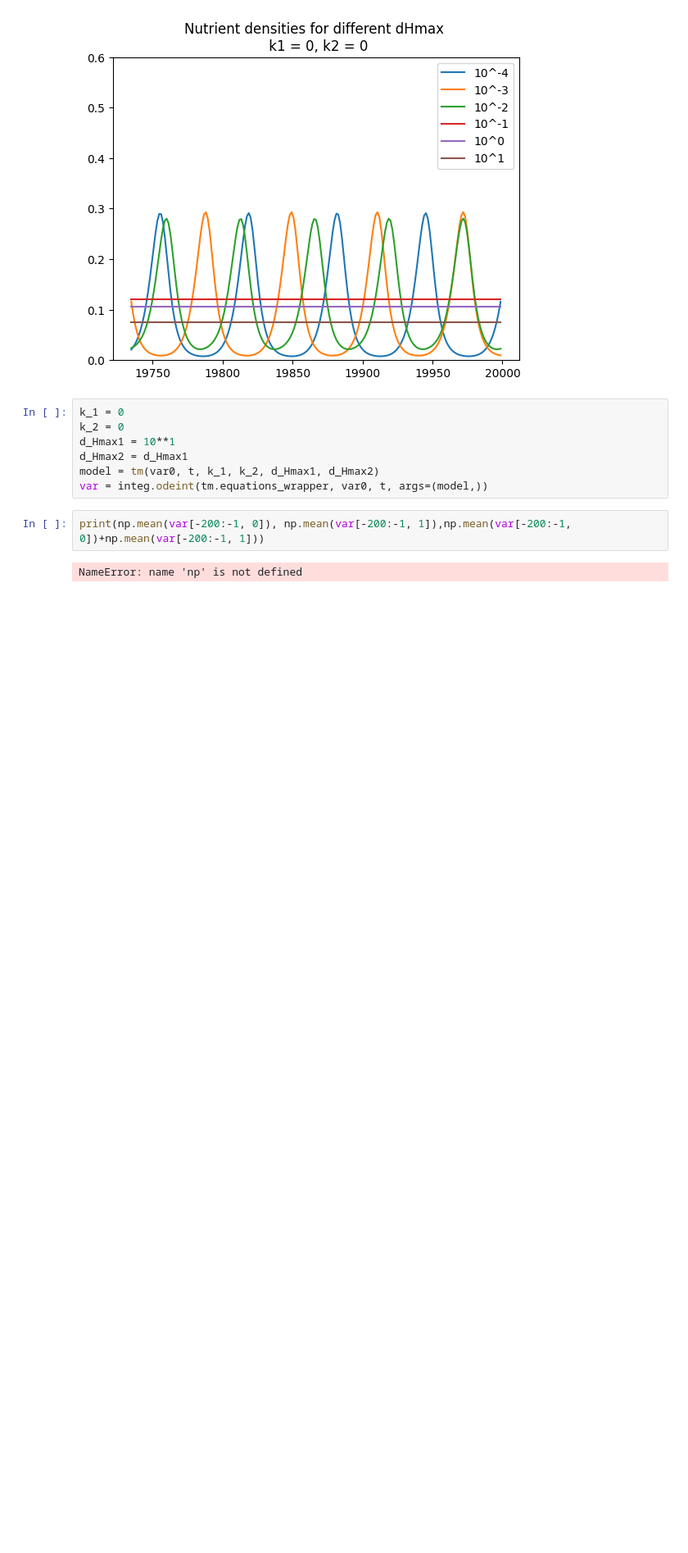
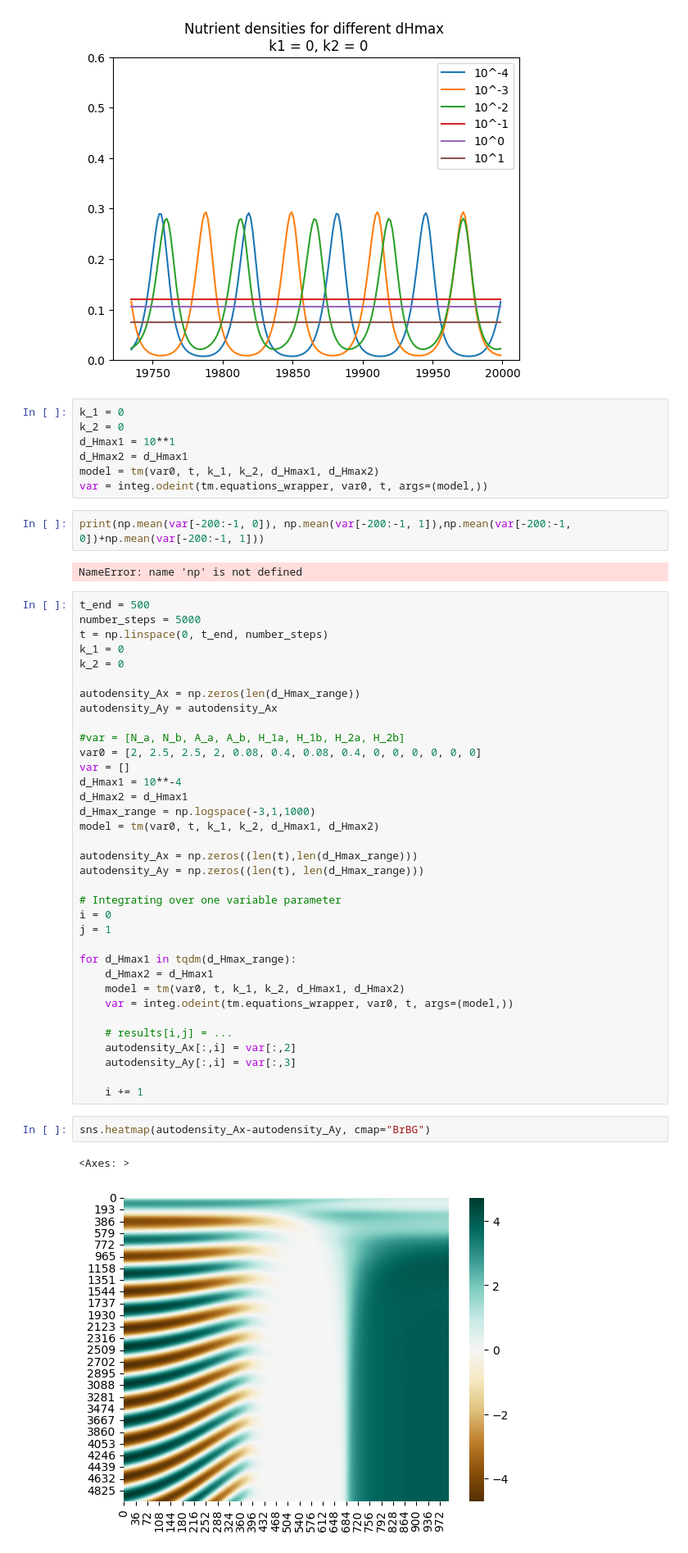
Before and after one commit to rbnmj/turingmodel, a Jupyter notebook: main.ipynb, the cells around one changed output. Shown at 82% size. Cells and saved outputs as stored; diff of their text form; blank space fills up the shorter version.

```diff
--- a/main.ipynb
+++ b/main.ipynb
@@ -1145,3 +1146,43 @@ var = integ.odeint(tm.equations_wrapper, var0, t, args=(model,))
 print(np.mean(var[-200:-1, 0]), np.mean(var[-200:-1, 1]),np.mean(var[-200:-1, 0])+np.mean(var[-200:-1, 1]))
 # %% [output]
 NameError: name 'np' is not defined
+# %%
+t_end = 500
+number_steps = 5000
+t = np.linspace(0, t_end, number_steps)
+k_1 = 0
+k_2 = 0
+
+autodensity_Ax = np.zeros(len(d_Hmax_range))
+autodensity_Ay = autodensity_Ax
+
+#var = [N_a, N_b, A_a, A_b, H_1a, H_1b, H_2a, H_2b]
+var0 = [2, 2.5, 2.5, 2, 0.08, 0.4, 0.08, 0.4, 0, 0, 0, 0, 0, 0]
+var = []
+d_Hmax1 = 10**-4
+d_Hmax2 = d_Hmax1
+d_Hmax_range = np.logspace(-3,1,1000)
+model = tm(var0, t, k_1, k_2, d_Hmax1, d_Hmax2)
+
+autodensity_Ax = np.zeros((len(t),len(d_Hmax_range)))
+autodensity_Ay = np.zeros((len(t), len(d_Hmax_range)))
+
+# Integrating over one variable parameter
+i = 0
+j = 1
+
+for d_Hmax1 in tqdm(d_Hmax_range):
+    d_Hmax2 = d_Hmax1
+    model = tm(var0, t, k_1, k_2, d_Hmax1, d_Hmax2)
+    var = integ.odeint(tm.equations_wrapper, var0, t, args=(model,))
+
+    # results[i,j] = ...
+    autodensity_Ax[:,i] = var[:,2]
+    autodensity_Ay[:,i] = var[:,3]
+
+    i += 1
+# %%
+sns.heatmap(autodensity_Ax-autodensity_Ay, cmap="BrBG")
+# %% [output]
+<Axes: >
+[figure, added]
```
Also changed, not shown: parts of 4 cells of this notebook.
